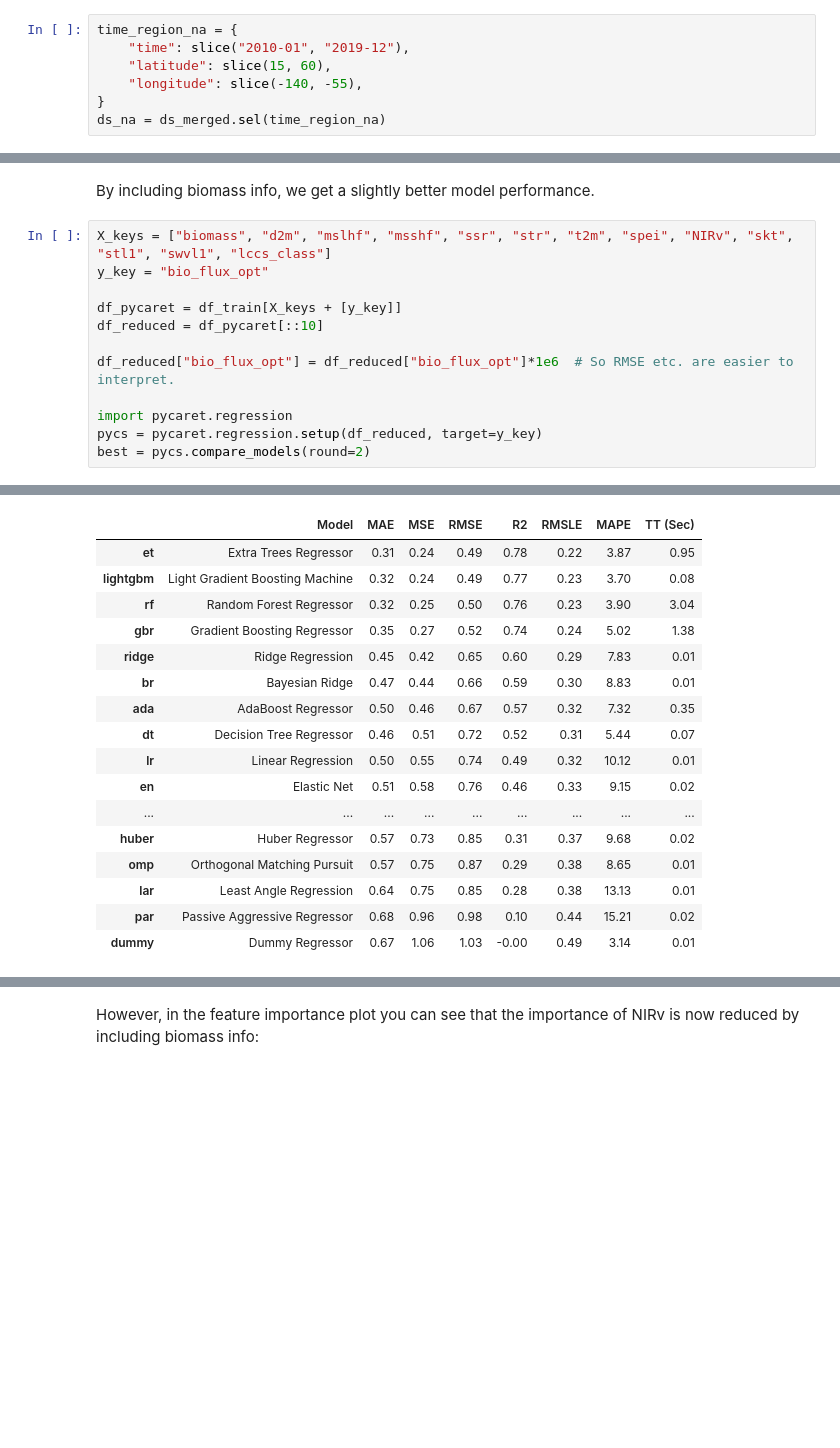
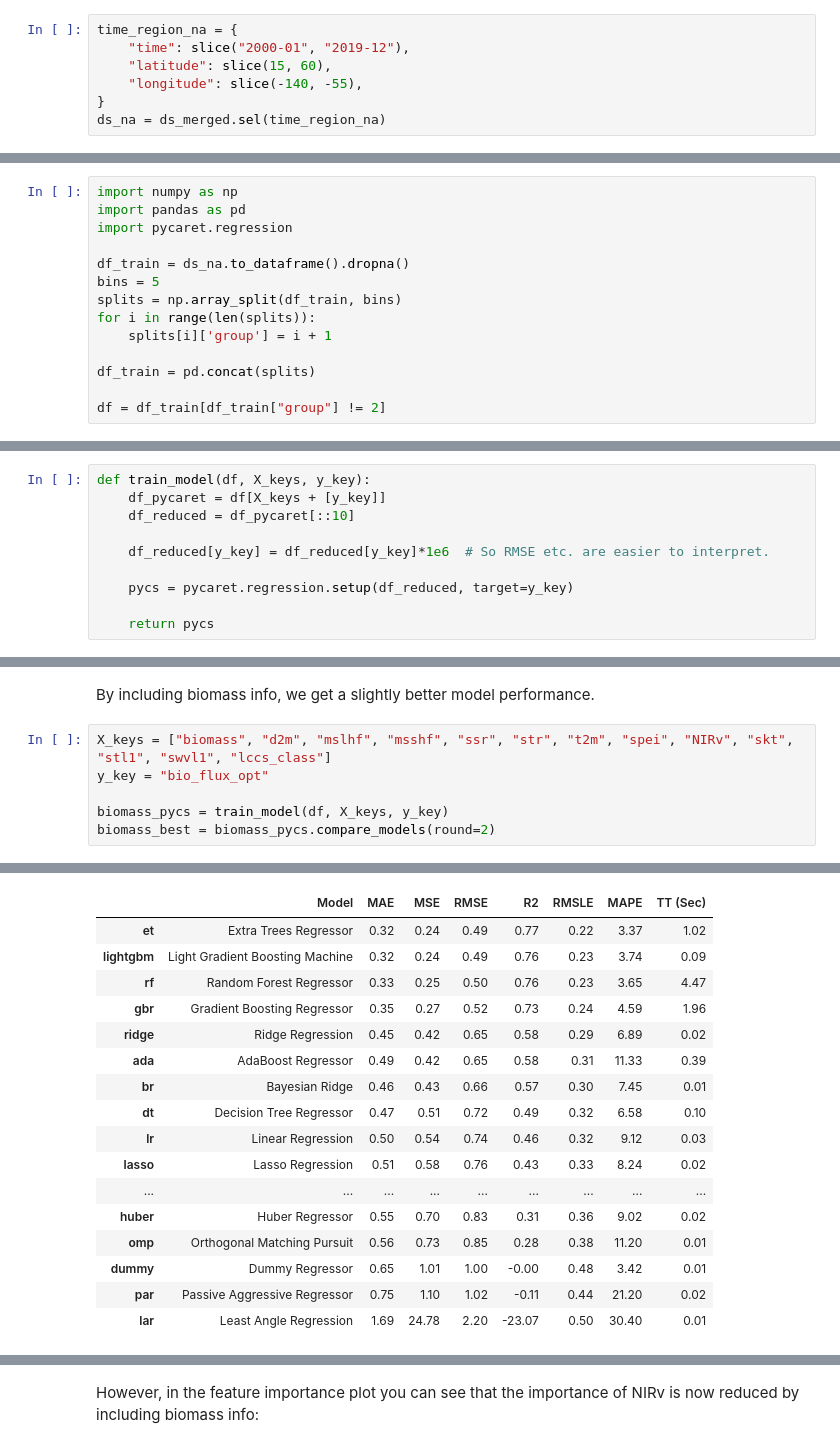
Before and after one commit to EXCITED-CO2/excited-workflow, a Jupyter notebook: workflow_carbon_tracker.ipynb, the cells around one changed output, grey strips where cells are left out. Cells and saved outputs as stored; diff of their text form; blank space fills up the shorter version.

```diff
--- a/workflow_carbon_tracker.ipynb
+++ b/workflow_carbon_tracker.ipynb
@@ -82,7 +75,7 @@ To make computations faster and less memory intensive, we can reduce the scope t
 This `.sel` operation reduces the size of the dataset from worldwide to only a rectangular area around North America:
 # %%
 time_region_na = {
-    "time": slice("2010-01", "2019-12"),
+    "time": slice("2000-01", "2019-12"),
     "latitude": slice(15, 60),
     "longitude": slice(-140, -55),
 }
@@ -113,0 +118,14 @@ Index(['bio_flux_opt', 'transcom_regions', 'biomass', 'spei', 'NDVI', 'NIRv',
+# %%
+import numpy as np
+import pandas as pd
+import pycaret.regression
+
+df_train = ds_na.to_dataframe().dropna()
+bins = 5
+splits = np.array_split(df_train, bins)
+for i in range(len(splits)):
+    splits[i]['group'] = i + 1
+
+df_train = pd.concat(splits)
+
+df = df_train[df_train["group"] != 2]
@@ -113,0 +135,10 @@ Index(['bio_flux_opt', 'transcom_regions', 'biomass', 'spei', 'NDVI', 'NIRv',
+# %%
+def train_model(df, X_keys, y_key):
+    df_pycaret = df[X_keys + [y_key]]
+    df_reduced = df_pycaret[::10]
+
+    df_reduced[y_key] = df_reduced[y_key]*1e6  # So RMSE etc. are easier to interpret.
+
+    pycs = pycaret.regression.setup(df_reduced, target=y_key)
+
+    return pycs
@@ -175,13 +255,7 @@ By including biomass info, we get a slightly better model performance.
 X_keys = ["biomass", "d2m", "mslhf", "msshf", "ssr", "str", "t2m", "spei", "NIRv", "skt", "stl1", "swvl1", "lccs_class"]
 y_key = "bio_flux_opt"
 
-df_pycaret = df_train[X_keys + [y_key]]
-df_reduced = df_pycaret[::10]
-
-df_reduced["bio_flux_opt"] = df_reduced["bio_flux_opt"]*1e6  # So RMSE etc. are easier to interpret.
-
-import pycaret.regression
-pycs = pycaret.regression.setup(df_reduced, target=y_key)
-best = pycs.compare_models(round=2)
+biomass_pycs = train_model(df, X_keys, y_key)
+biomass_best = biomass_pycs.compare_models(round=2)
 # %% [output]
 |  | Description | Value |
@@ -204,19 +278,19 @@ best = pycs.compare_models(round=2)
 [interactive output not drawn]
 |  | Model | MAE | MSE | RMSE | R2 | RMSLE | MAPE | TT (Sec) |
-| et | Extra Trees Regressor | 0.31 | 0.24 | 0.49 | 0.78 | 0.22 | 3.87 | 0.95 |
-| lightgbm | Light Gradient Boosting Machine | 0.32 | 0.24 | 0.49 | 0.77 | 0.23 | 3.70 | 0.08 |
-| rf | Random Forest Regressor | 0.32 | 0.25 | 0.50 | 0.76 | 0.23 | 3.90 | 3.04 |
-| gbr | Gradient Boosting Regressor | 0.35 | 0.27 | 0.52 | 0.74 | 0.24 | 5.02 | 1.38 |
-| ridge | Ridge Regression | 0.45 | 0.42 | 0.65 | 0.60 | 0.29 | 7.83 | 0.01 |
-| br | Bayesian Ridge | 0.47 | 0.44 | 0.66 | 0.59 | 0.30 | 8.83 | 0.01 |
-| ada | AdaBoost Regressor | 0.50 | 0.46 | 0.67 | 0.57 | 0.32 | 7.32 | 0.35 |
-| dt | Decision Tree Regressor | 0.46 | 0.51 | 0.72 | 0.52 | 0.31 | 5.44 | 0.07 |
-| lr | Linear Regression | 0.50 | 0.55 | 0.74 | 0.49 | 0.32 | 10.12 | 0.01 |
-| en | Elastic Net | 0.51 | 0.58 | 0.76 | 0.46 | 0.33 | 9.15 | 0.02 |
+| et | Extra Trees Regressor | 0.32 | 0.24 | 0.49 | 0.77 | 0.22 | 3.37 | 1.02 |
+| lightgbm | Light Gradient Boosting Machine | 0.32 | 0.24 | 0.49 | 0.76 | 0.23 | 3.74 | 0.09 |
+| rf | Random Forest Regressor | 0.33 | 0.25 | 0.50 | 0.76 | 0.23 | 3.65 | 4.47 |
+| gbr | Gradient Boosting Regressor | 0.35 | 0.27 | 0.52 | 0.73 | 0.24 | 4.59 | 1.96 |
+| ridge | Ridge Regression | 0.45 | 0.42 | 0.65 | 0.58 | 0.29 | 6.89 | 0.02 |
+| ada | AdaBoost Regressor | 0.49 | 0.42 | 0.65 | 0.58 | 0.31 | 11.33 | 0.39 |
+| br | Bayesian Ridge | 0.46 | 0.43 | 0.66 | 0.57 | 0.30 | 7.45 | 0.01 |
+| dt | Decision Tree Regressor | 0.47 | 0.51 | 0.72 | 0.49 | 0.32 | 6.58 | 0.10 |
+| lr | Linear Regression | 0.50 | 0.54 | 0.74 | 0.46 | 0.32 | 9.12 | 0.03 |
+| lasso | Lasso Regression | 0.51 | 0.58 | 0.76 | 0.43 | 0.33 | 8.24 | 0.02 |
 | ... | ... | ... | ... | ... | ... | ... | ... | ... |
-| huber | Huber Regressor | 0.57 | 0.73 | 0.85 | 0.31 | 0.37 | 9.68 | 0.02 |
-| omp | Orthogonal Matching Pursuit | 0.57 | 0.75 | 0.87 | 0.29 | 0.38 | 8.65 | 0.01 |
-| lar | Least Angle Regression | 0.64 | 0.75 | 0.85 | 0.28 | 0.38 | 13.13 | 0.01 |
-| par | Passive Aggressive Regressor | 0.68 | 0.96 | 0.98 | 0.10 | 0.44 | 15.21 | 0.02 |
-| dummy | Dummy Regressor | 0.67 | 1.06 | 1.03 | -0.00 | 0.49 | 3.14 | 0.01 |
+| huber | Huber Regressor | 0.55 | 0.70 | 0.83 | 0.31 | 0.36 | 9.02 | 0.02 |
+| omp | Orthogonal Matching Pursuit | 0.56 | 0.73 | 0.85 | 0.28 | 0.38 | 11.20 | 0.01 |
+| dummy | Dummy Regressor | 0.65 | 1.01 | 1.00 | -0.00 | 0.48 | 3.42 | 0.01 |
+| par | Passive Aggressive Regressor | 0.75 | 1.10 | 1.02 | -0.11 | 0.44 | 21.20 | 0.02 |
+| lar | Least Angle Regression | 1.69 | 24.78 | 2.20 | -23.07 | 0.50 | 30.40 | 0.01 |
 [interactive output not drawn]
```
Also changed, not shown: parts of 13 cells of this notebook, 1 other file.
